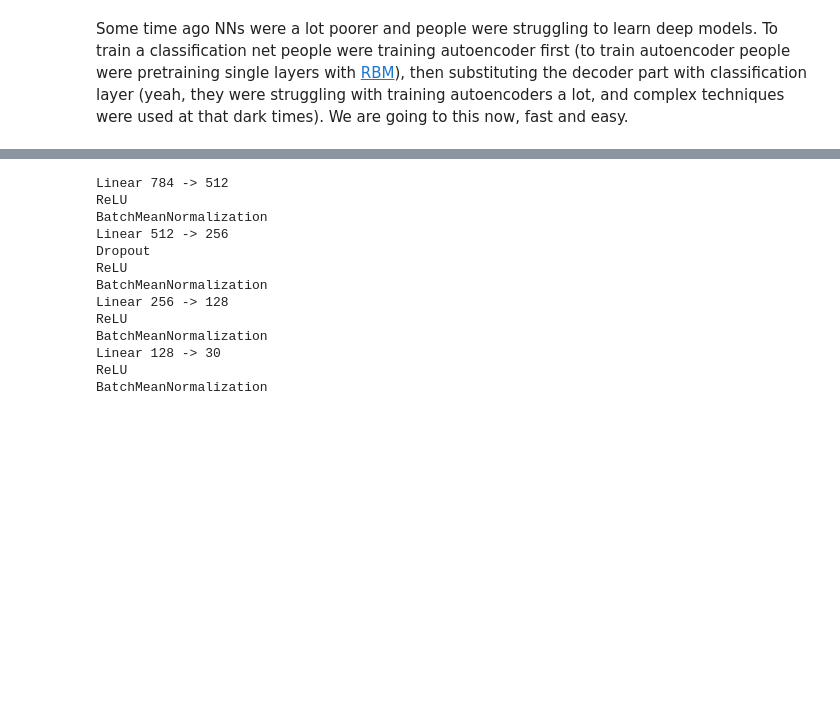
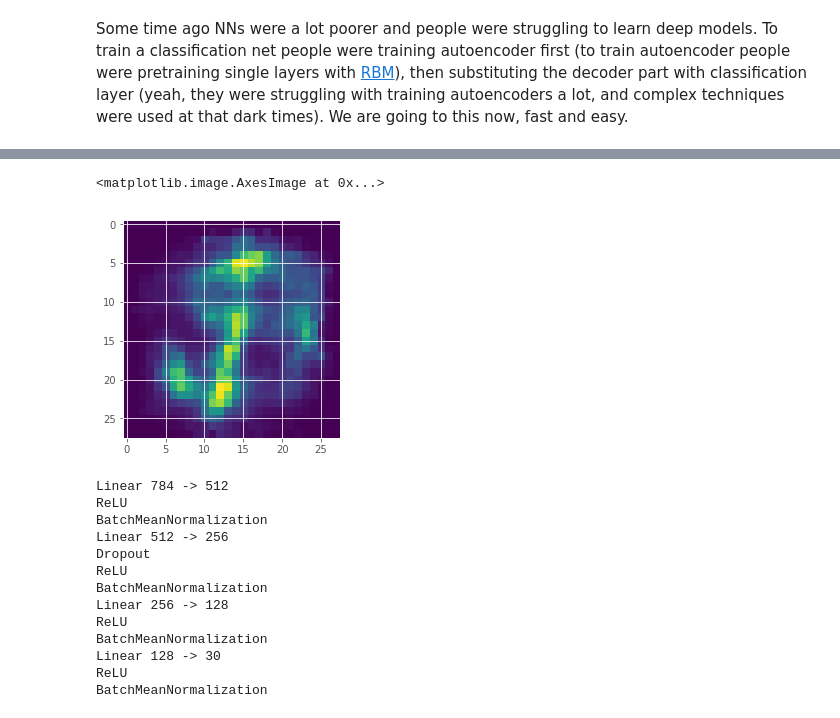
Before and after one commit to hov1417/NNHomework, a Jupyter notebook: session1/assignment2_main.ipynb, the cells around one changed output, grey strips where cells are left out. Cells and saved outputs as stored; diff of their text form; code cells hidden in the pictures; blank space fills up the shorter version.

```diff
--- a/session1/assignment2_main.ipynb
+++ b/session1/assignment2_main.ipynb
@@ -696,6 +716,11 @@ for i in range(n):
     plt.imshow(net.forward(X[i][None]).reshape((28,28)))
 # %% [output]
 [figure]
+# %%
+plt.imshow(net.forward(np.zeros_like(X[i][None])).reshape((28,28)))
+# %% [output]
+<matplotlib.image.AxesImage at 0x...>
+[figure, added]
 # %%
 # Extract inner representation for train and validation,
 # you should get (n_samples, 30) matrices
```
Also changed, not shown: parts of 1 cell of this notebook, 1 other file.
